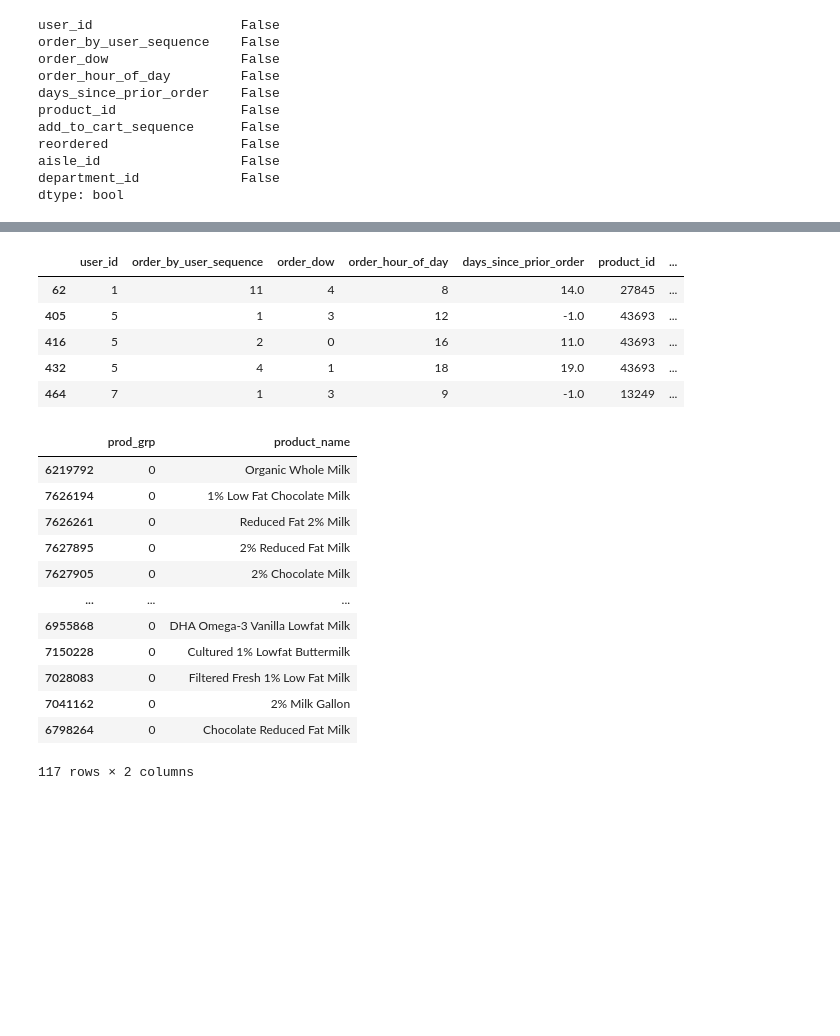
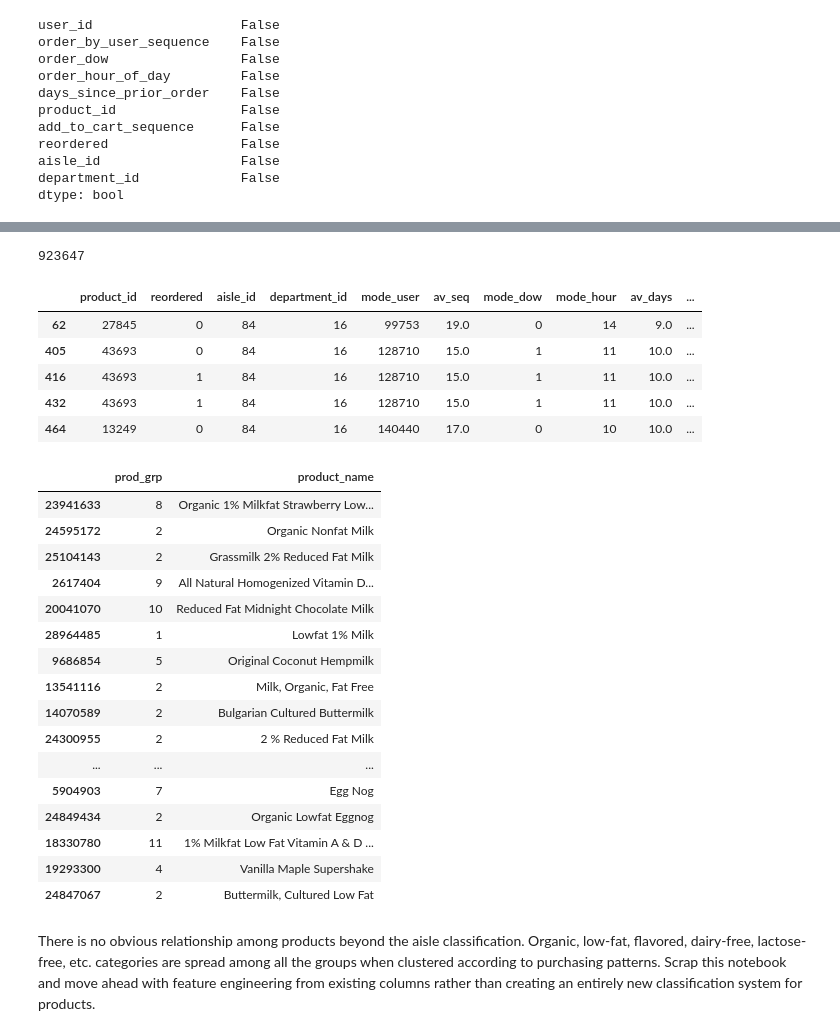
Before and after one commit to fractaldatalearning/Capstone2, a Jupyter notebook: notebooks/eda_trash_product_clusters.ipynb, the cells around one changed output, grey strips where cells are left out. Cells and saved outputs as stored; diff of their text form; code cells hidden in the pictures; blank space fills up the shorter version.

```diff
--- a/notebooks/eda3_product_clusters.ipynb
+++ b/notebooks/eda_trash_product_clusters.ipynb
@@ -199,0 +431,3 @@ milk4models.head()
+# %%
+milk4models['mode_dow'] = milk4models['mode_dow'].astype(int)
+milk4models['mode_dow'].dtype
@@ -199,0 +445,11 @@ milk4models.head()
+# %%
+milk4models['mode_hour'] = milk4models['mode_hour'].astype(str)
+milk4models['mode_hour'] = pd.DataFrame(milk4models[
+    'mode_hour'].values.tolist(), milk4models.index)
+milk4models['mode_hour'] = milk4models['mode_hour'].replace(
+    '^.*16.*', '16', regex=True).replace('^.*14.*', '14', regex=True).replace(
+    '^.*13.*', '13', regex=True).replace('^.*11.*', '11', regex=True).replace(
+    '^.*10.*', '10', regex=True).replace('^.*9.*', '9', regex=True).replace(
+    '^.*6.*', '6', regex=True)
+
+milk4models['mode_hour'].sort_values(ascending=False).head()
@@ -199,0 +463,3 @@ milk4models.head()
+# %%
+milk4models['mode_hour'] = milk4models['mode_hour'].astype(int)
+milk4models['mode_hour'].dtype
@@ -199,0 +468,15 @@ milk4models.head()
+# %%
+# Now able to try a model to get product clusters.
+
+milk4kmeans = milk4models
+
+model = KMeans(n_clusters=12)
+
+model.fit(milk4kmeans)
+pred = model.predict(milk4kmeans)
+
+# Add groups to rest of the data
+milk4kmeans['prod_grp'] = pd.Series(pred,
+                                    index=milk4kmeans.index)
+
+milk4kmeans.head()
@@ -200,34 +490,44 @@ milk4models.head()
+# %%
+len(milk4kmeans)
+# %% [output]
+923647
 # %%
-milk_grouped = milk4models
+milk_grouped = milk4kmeans
 
 milk_grouped['product_name'] = np.nan
 
 milk_grouped['product_name'] = milk_grouped['product_name'].fillna(
     milk_grouped['product_id'].map(pp_dict))
 
 milk_grouped.head()
 # %% [output]
-|  | user_id | order_by_user_sequence | order_dow | order_hour_of_day | days_since_prior_order | product_id | ... |
-| 62 | 1 | 11 | 4 | 8 | 14.0 | 27845 | ... |
-| 405 | 5 | 1 | 3 | 12 | -1.0 | 43693 | ... |
-| 416 | 5 | 2 | 0 | 16 | 11.0 | 43693 | ... |
-| 432 | 5 | 4 | 1 | 18 | 19.0 | 43693 | ... |
-| 464 | 7 | 1 | 3 | 9 | -1.0 | 13249 | ... |
+|  | product_id | reordered | aisle_id | department_id | mode_user | av_seq | mode_dow | mode_hour | av_days | ... |
+| 62 | 27845 | 0 | 84 | 16 | 99753 | 19.0 | 0 | 14 | 9.0 | ... |
+| 405 | 43693 | 0 | 84 | 16 | 128710 | 15.0 | 1 | 11 | 10.0 | ... |
+| 416 | 43693 | 1 | 84 | 16 | 128710 | 15.0 | 1 | 11 | 10.0 | ... |
+| 432 | 43693 | 1 | 84 | 16 | 128710 | 15.0 | 1 | 11 | 10.0 | ... |
+| 464 | 13249 | 0 | 84 | 16 | 140440 | 17.0 | 0 | 10 | 10.0 | ... |
 # %%
 view_prod_grps = milk_grouped.loc[:,['prod_grp', 'product_name']].sort_values('prod_grp')
 view_prod_grps = view_prod_grps.drop_duplicates(keep='first')
-view_prod_grps[view_prod_grps['prod_grp']==0]
+view_prod_grps.sample(50)
 # %% [output]
 |  | prod_grp | product_name |
-| 6219792 | 0 | Organic Whole Milk |
-| 7626194 | 0 | 1% Low Fat Chocolate Milk |
-| 7626261 | 0 | Reduced Fat 2% Milk |
-| 7627895 | 0 | 2% Reduced Fat Milk |
-| 7627905 | 0 | 2% Chocolate Milk |
+| 23941633 | 8 | Organic 1% Milkfat Strawberry Low... |
+| 24595172 | 2 | Organic Nonfat Milk |
+| 25104143 | 2 | Grassmilk 2% Reduced Fat Milk |
+| 2617404 | 9 | All Natural Homogenized Vitamin D... |
+| 20041070 | 10 | Reduced Fat Midnight Chocolate Milk |
+| 28964485 | 1 | Lowfat 1% Milk |
+| 9686854 | 5 | Original Coconut Hempmilk |
+| 13541116 | 2 | Milk, Organic, Fat Free |
+| 14070589 | 2 | Bulgarian Cultured Buttermilk |
+| 24300955 | 2 | 2 % Reduced Fat Milk |
 | ... | ... | ... |
-| 6955868 | 0 | DHA Omega-3 Vanilla Lowfat Milk |
-| 7150228 | 0 | Cultured 1% Lowfat Buttermilk |
-| 7028083 | 0 | Filtered Fresh 1% Low Fat Milk |
-| 7041162 | 0 | 2% Milk Gallon |
-| 6798264 | 0 | Chocolate Reduced Fat Milk |
+| 5904903 | 7 | Egg Nog |
+| 24849434 | 2 | Organic Lowfat Eggnog |
+| 18330780 | 11 | 1% Milkfat Low Fat Vitamin A & D ... |
+| 19293300 | 4 | Vanilla Maple Supershake |
+| 24847067 | 2 | Buttermilk, Cultured Low Fat |
-117 rows × 2 columns
+# %% [markdown]
+There is no obvious relationship among products beyond the aisle classification. Organic, low-fat, flavored, dairy-free, lactose-free, etc. categories are spread among all the groups when clustered according to purchasing patterns. Scrap this notebook and move ahead with feature engineering from existing columns rather than creating an entirely new classification system for products.
```
Also changed, not shown: parts of 23 cells of this notebook, 1 other file.
